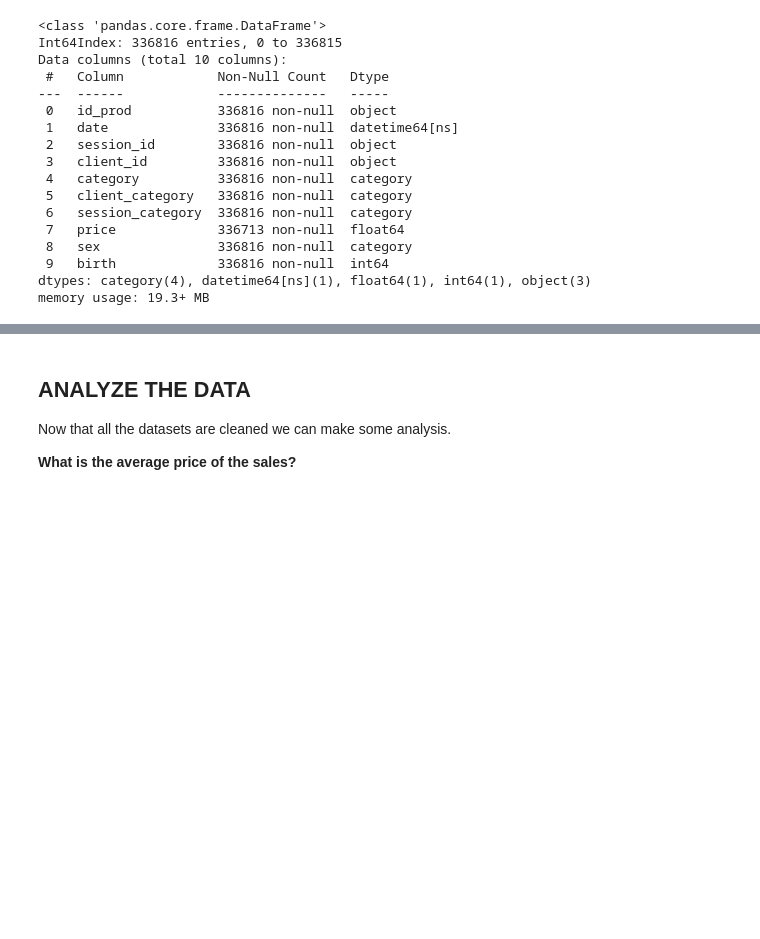
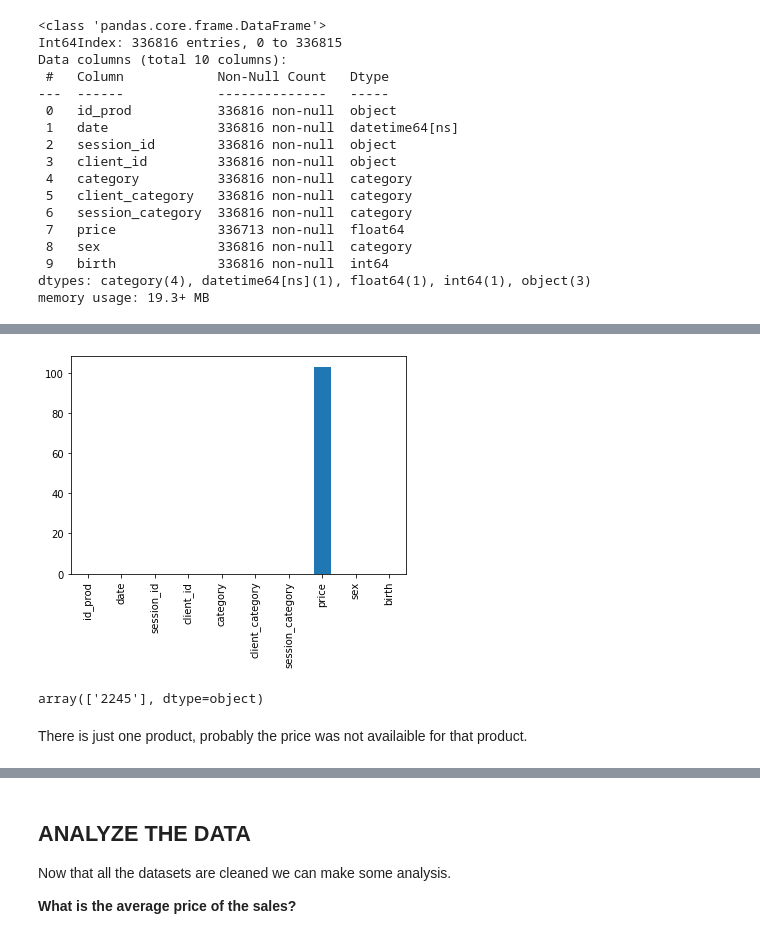
Before and after one commit to furawa/OC_data_analyst_projects, a Jupyter notebook: 02_analyze_company_sales/analyze_company_sales.ipynb, the cells around one changed output, grey strips where cells are left out. Drawn from its saved outputs; the diff is of its cells as text; code cells hidden in the pictures; blank space fills up the shorter version.

Commit message:
feat: Manage the missing values

```diff
--- a/02_analyze_company_sales/analyze_company_sales.ipynb
+++ b/02_analyze_company_sales/analyze_company_sales.ipynb
@@ -331,0 +349,12 @@ memory usage: 19.3+ MB
+# %%
+# Plot the missing values
+sales_df.isna().sum().plot(kind = "bar");
+# %% [output]
+[figure, added]
+# %%
+# Check the id product with missing values
+sales_df[sales_df.price.isna()]["id_prod"].unique()
+# %% [output]
+array(['2245'], dtype=object)
+# %% [markdown]
+There is just one product, probably the price was not availaible for that product.
```
Also changed, not shown: parts of 11 cells of this notebook.
